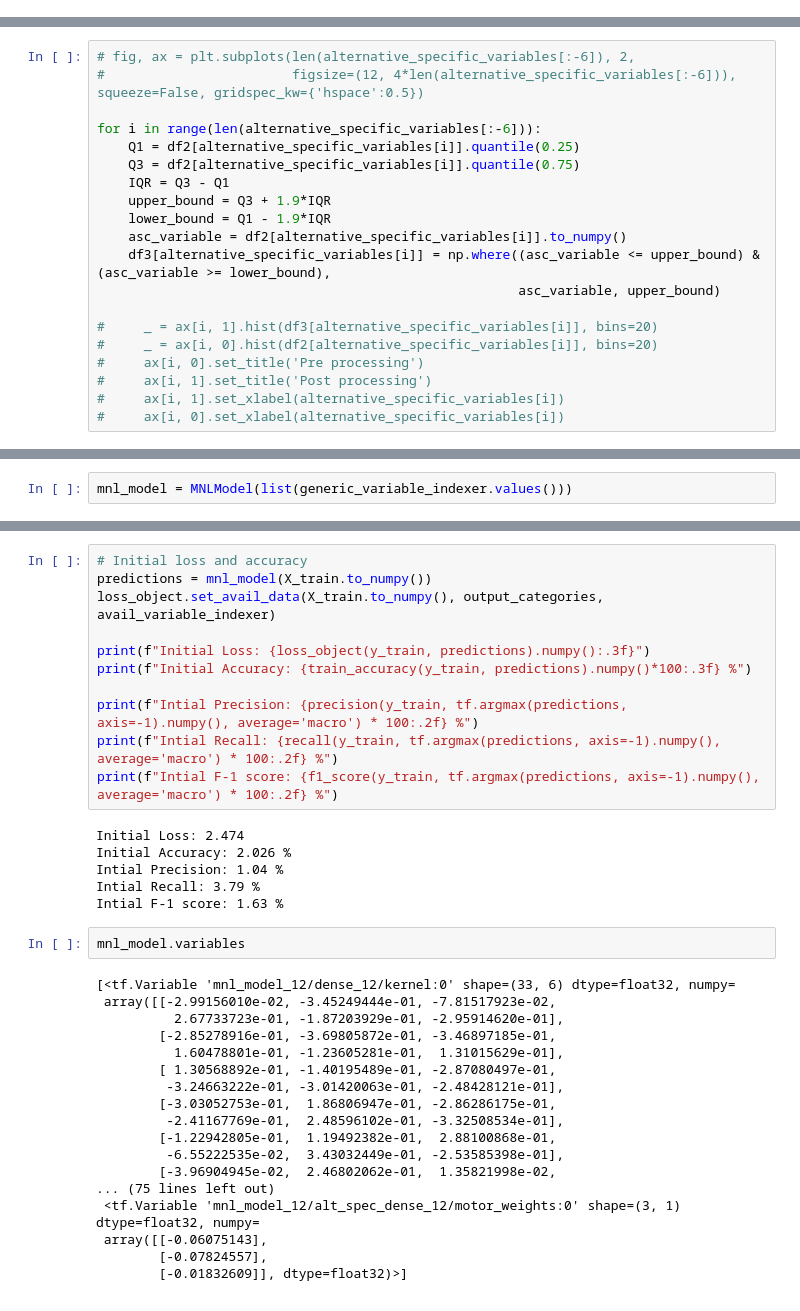
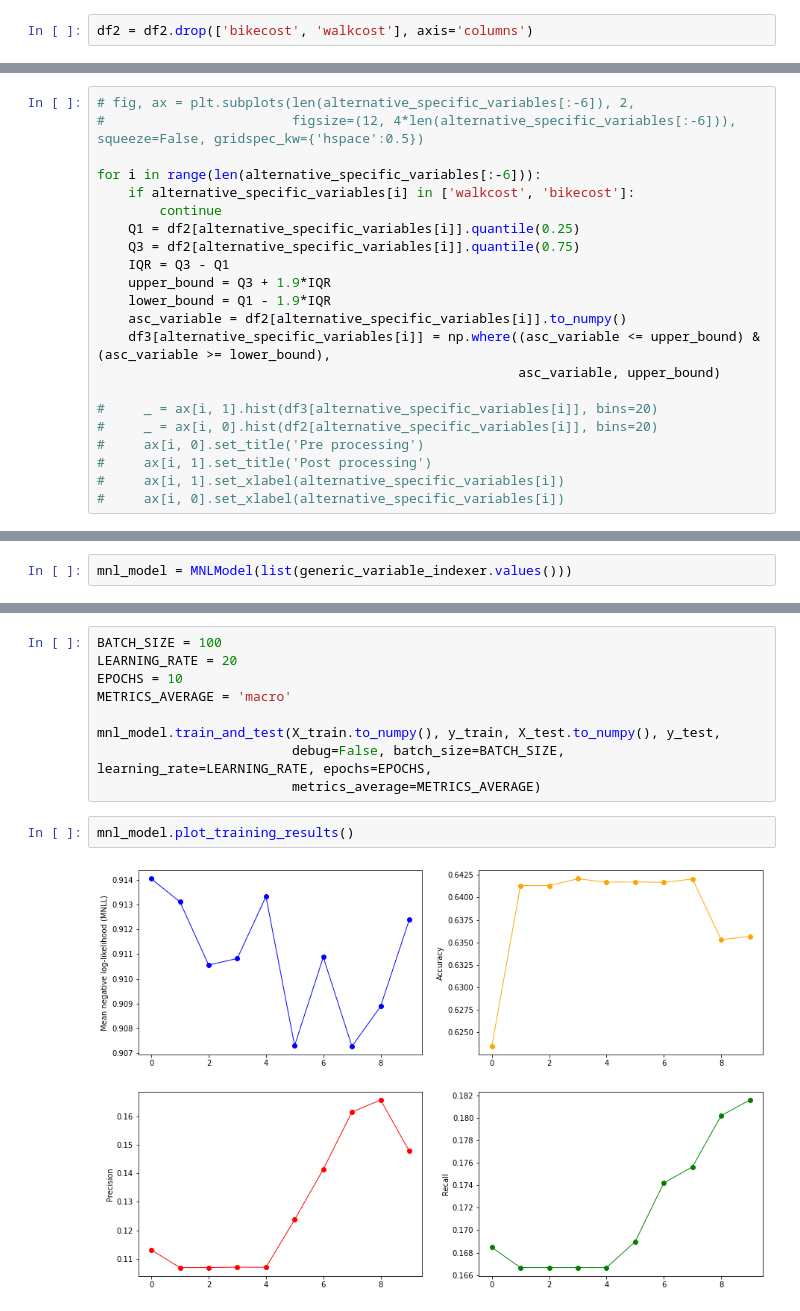
Before and after one commit to Obliquedbishop/CG_based_DCMs, a Jupyter notebook: discrete_choice_model.ipynb, the cells around one changed output, grey strips where cells are left out. Cells and saved outputs as stored; diff of their text form.

Commit message:
Added a metrics class and included the training and testing steps in model class itself.

```diff
--- a/discrete_choice_model.ipynb
+++ b/discrete_choice_model.ipynb
@@ -183,6 +128,8 @@ df2.head()
 | 3 | 500 | 56.2 | 118.5 | 29.53 | 11.85 | 400 | 59.0 | 142.20 | 0 | 47.40 | ... |
 | 4 | 770 | 69.4 | 151.7 | 43.72 | 15.17 | 240 | 60.9 | 182.04 | 0 | 60.68 | ... |
 5 rows × 125 columns
+# %%
+df2 = df2.drop(['bikecost', 'walkcost'], axis='columns')
 # %% [markdown]
 ## Dealing with outliers
 # %%
@@ -209,6 +156,8 @@ df3['trip_duration'] = trip_durations
 #                        figsize=(12, 4*len(alternative_specific_variables[:-6])), squeeze=False, gridspec_kw={'hspace':0.5})
 
 for i in range(len(alternative_specific_variables[:-6])):
+    if alternative_specific_variables[i] in ['walkcost', 'bikecost']:
+        continue
     Q1 = df2[alternative_specific_variables[i]].quantile(0.25)
     Q3 = df2[alternative_specific_variables[i]].quantile(0.75)
     IQR = Q3 - Q1
@@ -502,37 +590,13 @@ def f1_score(y_true, y_pred, average='macro'):
-# %%
-# Initial loss and accuracy
-predictions = mnl_model(X_train.to_numpy())
-loss_object.set_avail_data(X_train.to_numpy(), output_categories, avail_variable_indexer)
-
-print(f"Initial Loss: {loss_object(y_train, predictions).numpy():.3f}")
-print(f"Initial Accuracy: {train_accuracy(y_train, predictions).numpy()*100:.3f} %")
-
-print(f"Intial Precision: {precision(y_train, tf.argmax(predictions, axis=-1).numpy(), average='macro') * 100:.2f} %")
-print(f"Intial Recall: {recall(y_train, tf.argmax(predictions, axis=-1).numpy(), average='macro') * 100:.2f} %")
-print(f"Intial F-1 score: {f1_score(y_train, tf.argmax(predictions, axis=-1).numpy(), average='macro') * 100:.2f} %")
-# %% [output]
-Initial Loss: 2.474
-Initial Accuracy: 2.026 %
-Intial Precision: 1.04 %
-Intial Recall: 3.79 %
-Intial F-1 score: 1.63 %
+# %%
+BATCH_SIZE = 100
+LEARNING_RATE = 20
+EPOCHS = 10
+METRICS_AVERAGE = 'macro'
+
+mnl_model.train_and_test(X_train.to_numpy(), y_train, X_test.to_numpy(), y_test,
+                         debug=False, batch_size=BATCH_SIZE, learning_rate=LEARNING_RATE, epochs=EPOCHS,
+                         metrics_average=METRICS_AVERAGE)
 # %%
-mnl_model.variables
+mnl_model.plot_training_results()
 # %% [output]
-[<tf.Variable 'mnl_model_12/dense_12/kernel:0' shape=(33, 6) dtype=float32, numpy=
- array([[-2.99156010e-02, -3.45249444e-01, -7.81517923e-02,
-          2.67733723e-01, -1.87203929e-01, -2.95914620e-01],
-        [-2.85278916e-01, -3.69805872e-01, -3.46897185e-01,
-          1.60478801e-01, -1.23605281e-01,  1.31015629e-01],
-        [ 1.30568892e-01, -1.40195489e-01, -2.87080497e-01,
-         -3.24663222e-01, -3.01420063e-01, -2.48428121e-01],
-        [-3.03052753e-01,  1.86806947e-01, -2.86286175e-01,
-         -2.41167769e-01,  2.48596102e-01, -3.32508534e-01],
-        [-1.22942805e-01,  1.19492382e-01,  2.88100868e-01,
-         -6.55222535e-02,  3.43032449e-01, -2.53585398e-01],
-        [-3.96904945e-02,  2.46802062e-01,  1.35821998e-02,
-... (75 lines left out)
- <tf.Variable 'mnl_model_12/alt_spec_dense_12/motor_weights:0' shape=(3, 1) dtype=float32, numpy=
- array([[-0.06075143],
-        [-0.07824557],
-        [-0.01832609]], dtype=float32)>]
+[figure, added]
```
Also changed, not shown: parts of 20 cells of this notebook.
